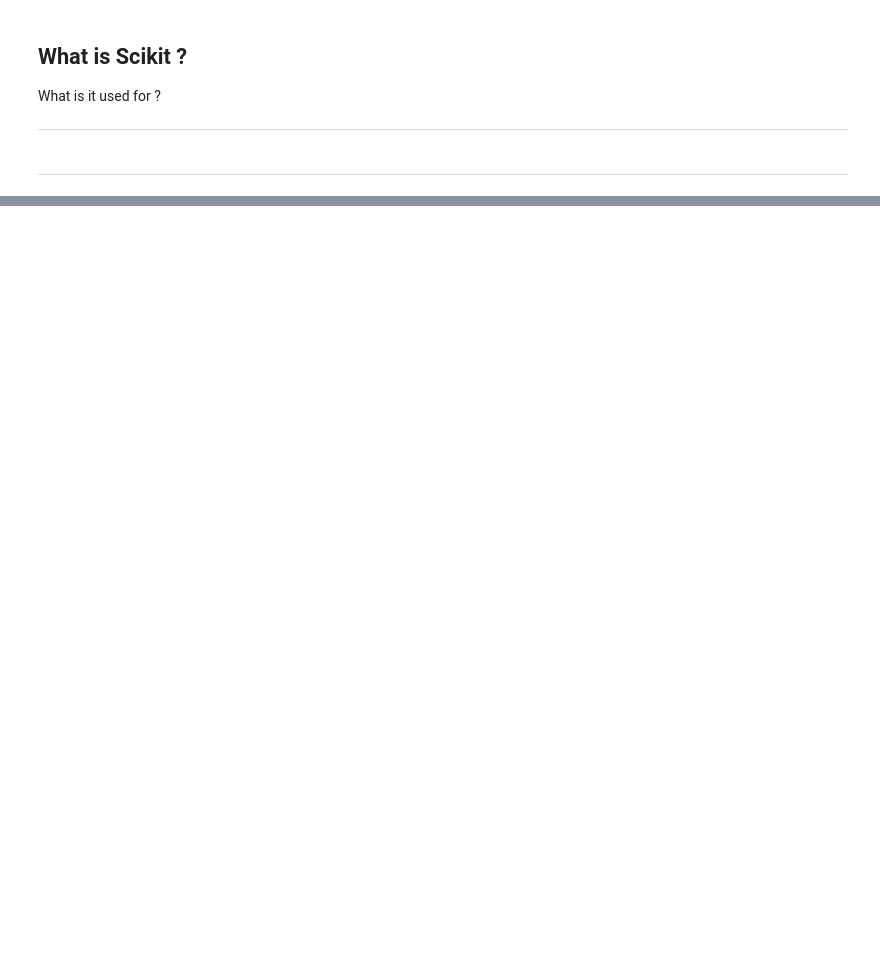
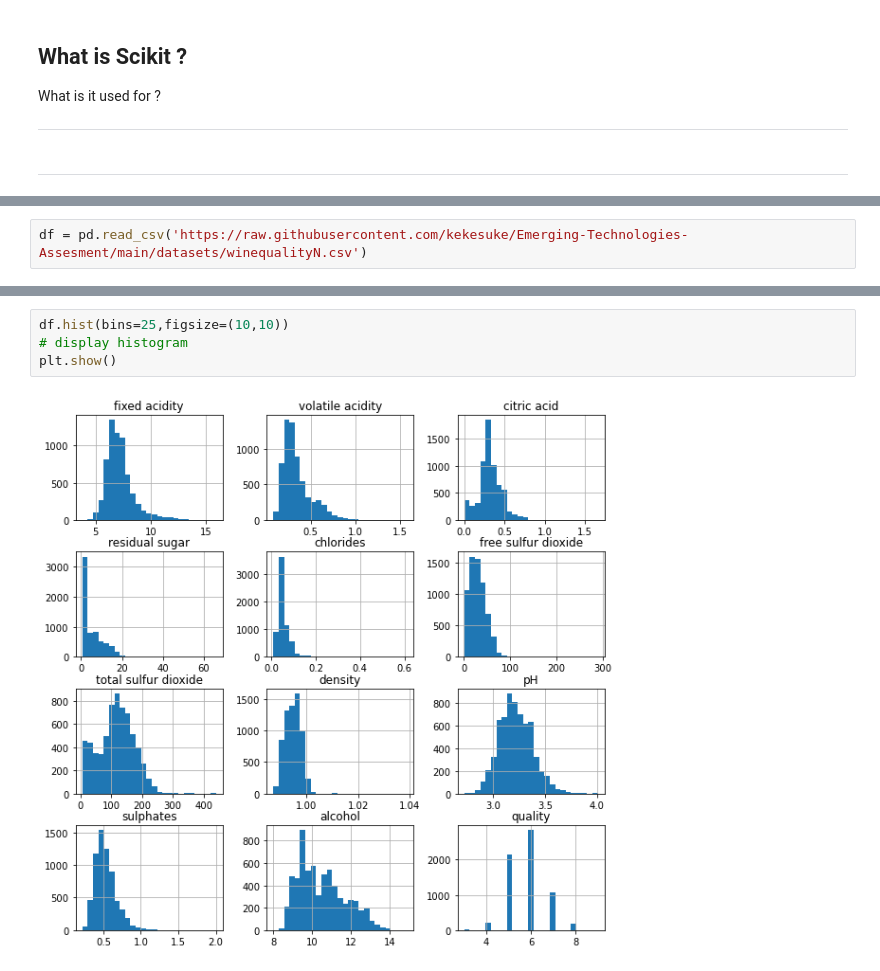
Before and after one commit to kekesuke/Emerging-Technologies-Assesment, a Jupyter notebook: scikit-learn.ipynb, the cells around one changed output, grey strips where cells are left out. Drawn from its saved outputs; the diff is of its cells as text; blank space fills up the shorter version.

```diff
--- a/scikit-learn.ipynb
+++ b/scikit-learn.ipynb
@@ -244,0 +52,2 @@ In this notebook we:
+# %%
+df = pd.read_csv('https://raw.githubusercontent.com/kekesuke/Emerging-Technologies-Assesment/main/datasets/winequalityN.csv')
@@ -244,0 +127,6 @@ In this notebook we:
+# %%
+df.hist(bins=25,figsize=(10,10))
+# display histogram
+plt.show()
+# %% [output]
+[figure, added]
```
Also changed, not shown: parts of 75 cells of this notebook.
